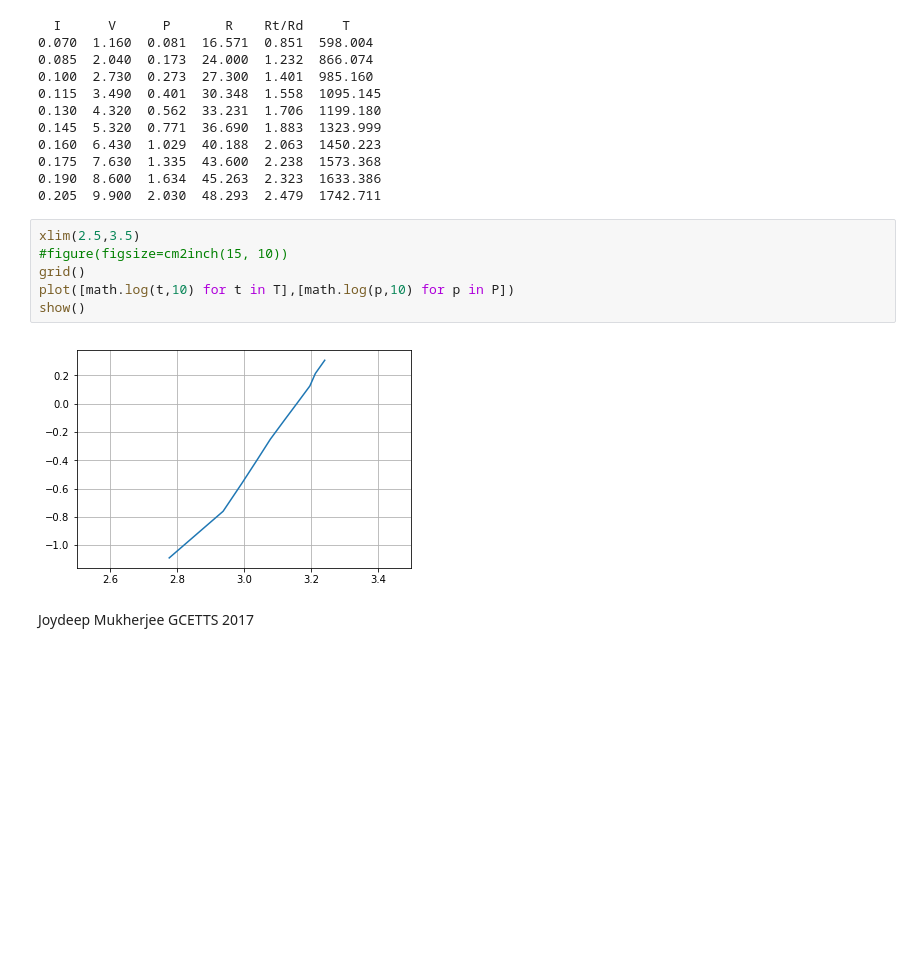
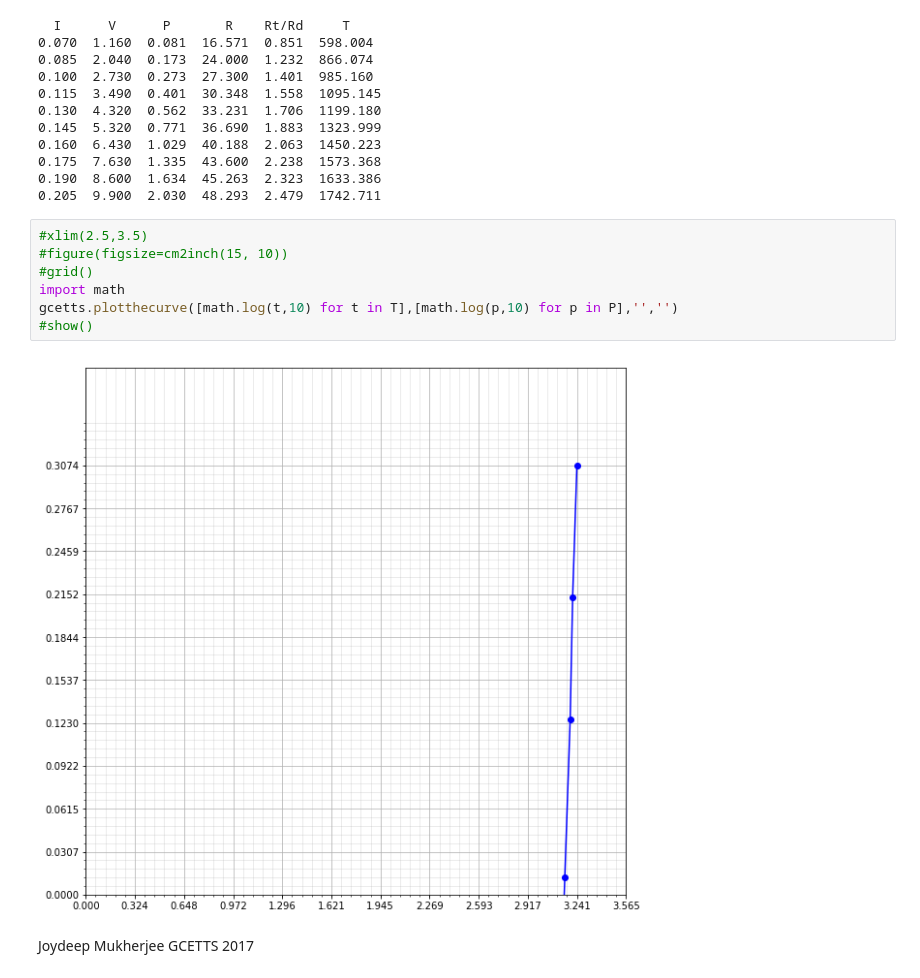
Before and after one commit to joydeep1701/GCETTS, a Jupyter notebook: PH391/Stefans Law.ipynb, the cells around one changed output. Drawn from its saved outputs; the diff is of its cells as text; blank space fills up the shorter version.

```diff
--- a/PH391/Stefans Law.ipynb
+++ b/PH391/Stefans Law.ipynb
@@ -78,13 +68,14 @@ for i,v,p,r in zip(I,V,P,R):
 0.190  8.600  1.634  45.263  2.323  1633.386
 0.205  9.900  2.030  48.293  2.479  1742.711
 # %%
-xlim(2.5,3.5)
+#xlim(2.5,3.5)
 #figure(figsize=cm2inch(15, 10))
-grid()
-plot([math.log(t,10) for t in T],[math.log(p,10) for p in P])
-show()
+#grid()
+import math
+gcetts.plotthecurve([math.log(t,10) for t in T],[math.log(p,10) for p in P],'','')
+#show()
 # %% [output]
-[figure, old version]
+[figure, new version]
 # %% [markdown]
 Joydeep Mukherjee
 GCETTS 2017
```
Also changed, not shown: parts of 3 cells of this notebook, 6 other files.
